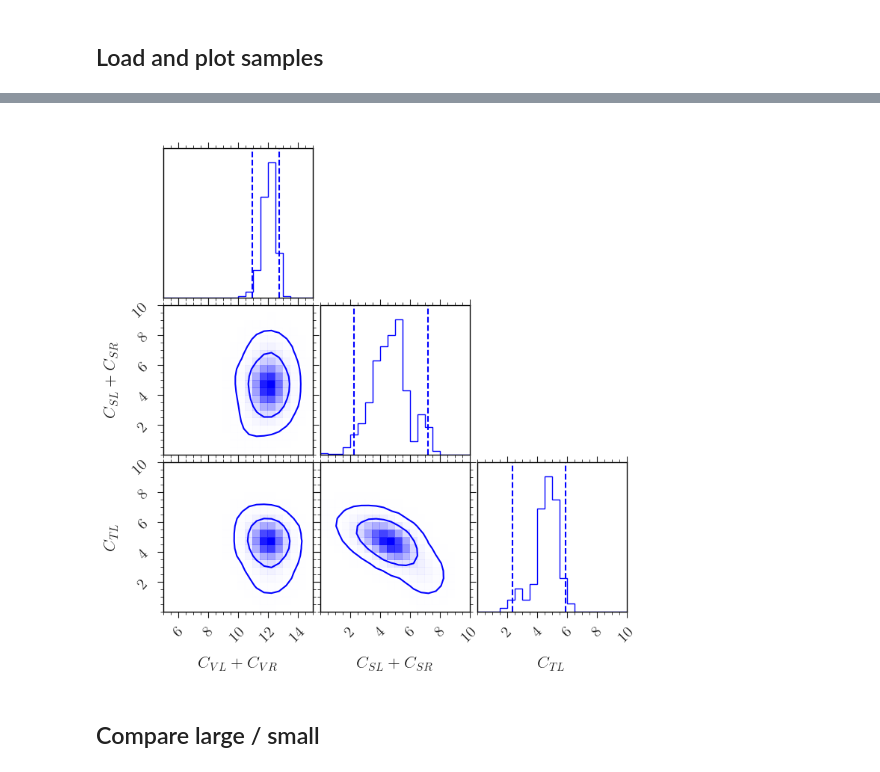
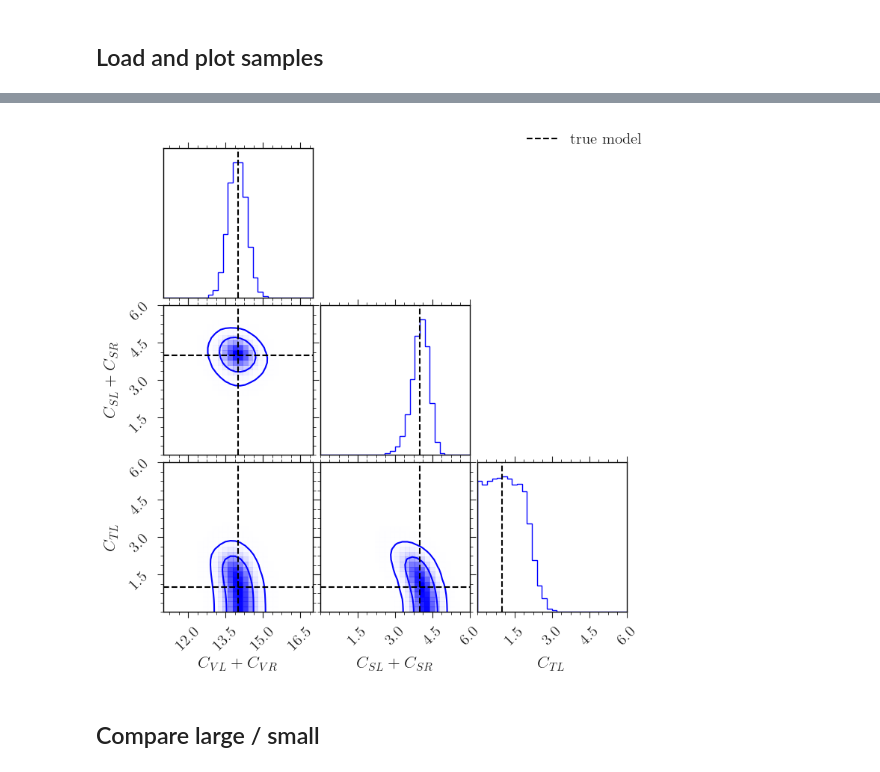
Before and after one commit to lorenzennio/redist, a Jupyter notebook: examples/knunu_plot_samples.ipynb, the cells around one changed output, grey strips where cells are left out. Drawn from its saved outputs; the diff is of its cells as text; code cells hidden in the pictures.

```diff
--- a/examples/knunu_plot_samples.ipynb
+++ b/examples/knunu_plot_samples.ipynb
@@ -63,32 +63,35 @@ az.plot_rank(post_data, var_names=['cvl', 'cvr', 'csl', 'csr', 'ctl']);
 # %%
 cv = r'$C_{VL} + C_{VR}$'
 cs = r'$C_{SL} + C_{SR}$'
 ct = r'$C_{TL}$'
 labels = [cv, cs, ct]
 
 file = 'results/knunu_samples.pdf'
 
 
 fig = corner.corner(post_data.posterior,
                     var_names=['cvl', 'csl', 'ctl'],
-                    bins=20,
+                    bins=30,
                     levels=(0.68, 0.95),
-                    quantiles=(0.025, 0.975),
-                    range = [(5., 15), (0,10), (0,10)],
+                    # quantiles=(0.025, 0.975),
+                    range = [(11, 17), (0,6), (0,6)],
                     smooth=1.5,
                     labels=labels,
                     color='blue',
                     plot_datapoints=False
                     );
+
+truewcs = [14, 4, 1]
+corner.overplot_lines(fig, truewcs, color='k', label='true model', linestyle='--')
 
 handles, labs = fig.axes[0].get_legend_handles_labels()
 by_label = dict(zip(labs, handles))
 fig.legend(by_label.values(), by_label.keys())
 
 # plt.savefig(file)
 plt.show()
 # %% [output]
-[figure, old version]
+[figure, new version]
 # %% [markdown]
 ## Compare large / small
 # %%
```
Also changed, not shown: parts of 6 cells of this notebook.
